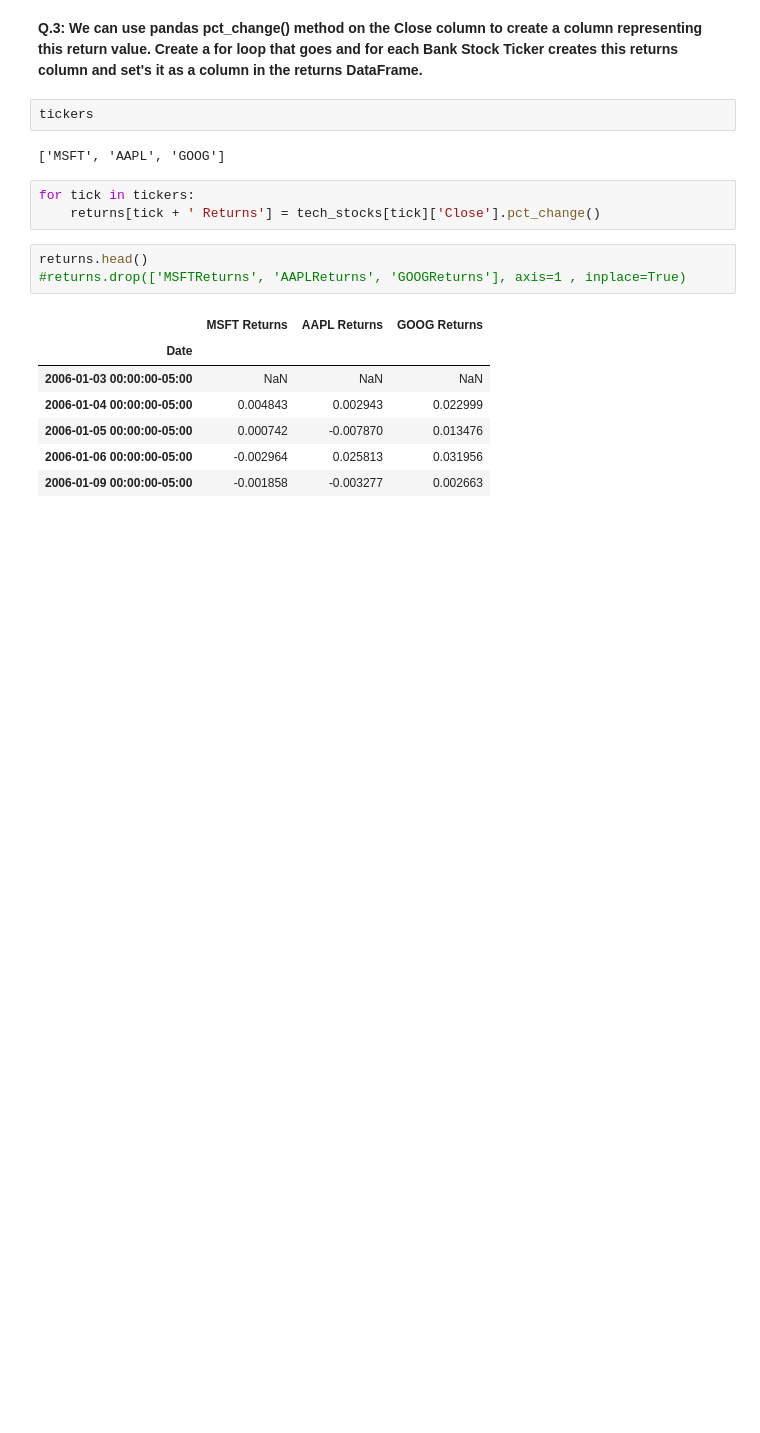
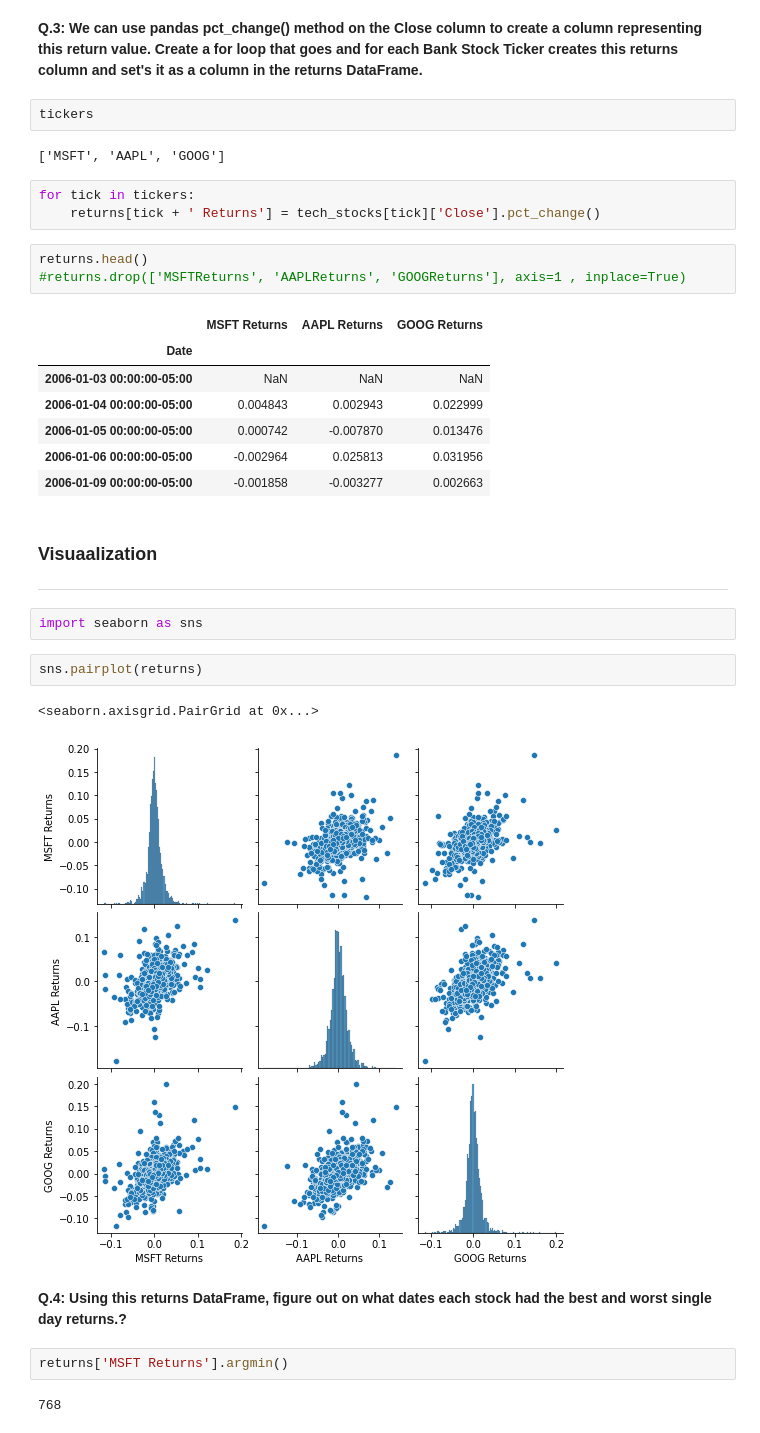
Before and after one commit to aamirmohiuddin38/Python---Data-Analysis, a Jupyter notebook: EDA Projects/Finance Data Project.ipynb, the cells around one changed output. Saved outputs shown, nothing was run; the diff lists cells and outputs as text; blank space fills up the shorter version.

Commit message:
Standard deviations and returns visualisations

```diff
--- a/EDA Projects/Finance Data Project.ipynb
+++ b/EDA Projects/Finance Data Project.ipynb
@@ -228,3 +228,19 @@ returns.head()
 | 2006-01-05 00:00:00-05:00 | 0.000742 | -0.007870 | 0.013476 |
 | 2006-01-06 00:00:00-05:00 | -0.002964 | 0.025813 | 0.031956 |
 | 2006-01-09 00:00:00-05:00 | -0.001858 | -0.003277 | 0.002663 |
+# %% [markdown]
+### Visuaalization
+---
+# %%
+import seaborn as sns
+# %%
+sns.pairplot(returns)
+# %% [output]
+<seaborn.axisgrid.PairGrid at 0x...>
+[figure, added]
+# %% [markdown]
+**Q.4: Using this returns DataFrame, figure out on what dates each stock had the best and worst single day returns.?**
+# %%
+returns['MSFT Returns'].argmin()
+# %% [output]
+768
```
Also changed, not shown: parts of 16 cells of this notebook.
